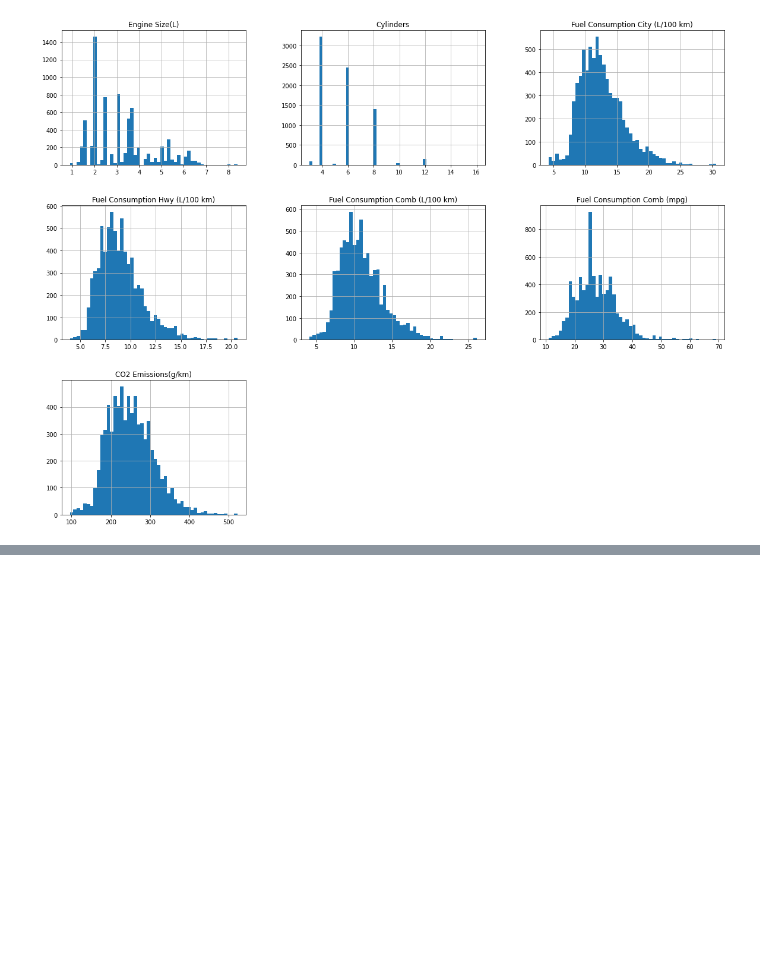
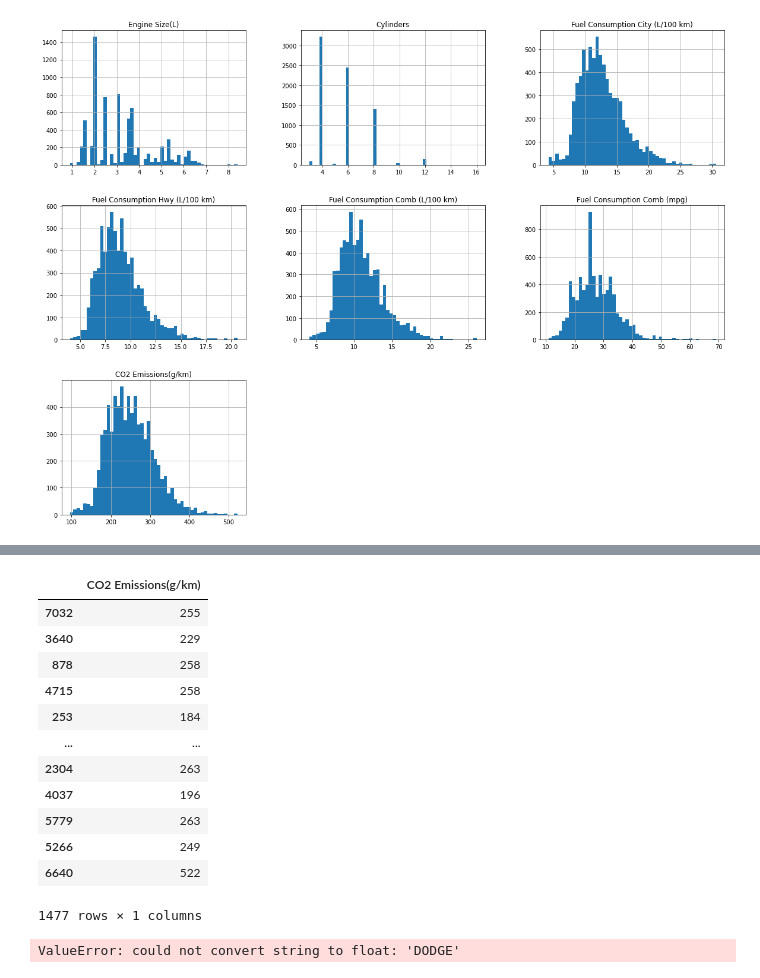
Before and after one commit to sneha025/100DaysOfMachineLearning, a Jupyter notebook: LinearRegression/NoteBooks/CO2_emmision_prediction.ipynb, the cells around one changed output, grey strips where cells are left out. Drawn from its saved outputs; the diff is of its cells as text; code cells hidden in the pictures; blank space fills up the shorter version.

```diff
--- a/LinearRegression/NoteBooks/CO2_emmision_prediction.ipynb
+++ b/LinearRegression/NoteBooks/CO2_emmision_prediction.ipynb
@@ -60,0 +166,16 @@ plt.show()
+# %%
+y_test
+# %% [output]
+|  | CO2 Emissions(g/km) |
+| 7032 | 255 |
+| 3640 | 229 |
+| 878 | 258 |
+| 4715 | 258 |
+| 253 | 184 |
+| ... | ... |
+| 2304 | 263 |
+| 4037 | 196 |
+| 5779 | 263 |
+| 5266 | 249 |
+| 6640 | 522 |
+1477 rows × 1 columns
@@ -60,0 +189,7 @@ plt.show()
+# %%
+from sklearn.preprocessing import StandardScaler
+standarScaler =StandardScaler()
+standard_x_train=standarScaler.fit_transform(x_train.drop())
+standard_x_test=standarScaler.fit_transform(x_test)
+# %% [output]
+ValueError: could not convert string to float: 'DODGE'
```
Also changed, not shown: parts of 13 cells of this notebook.
